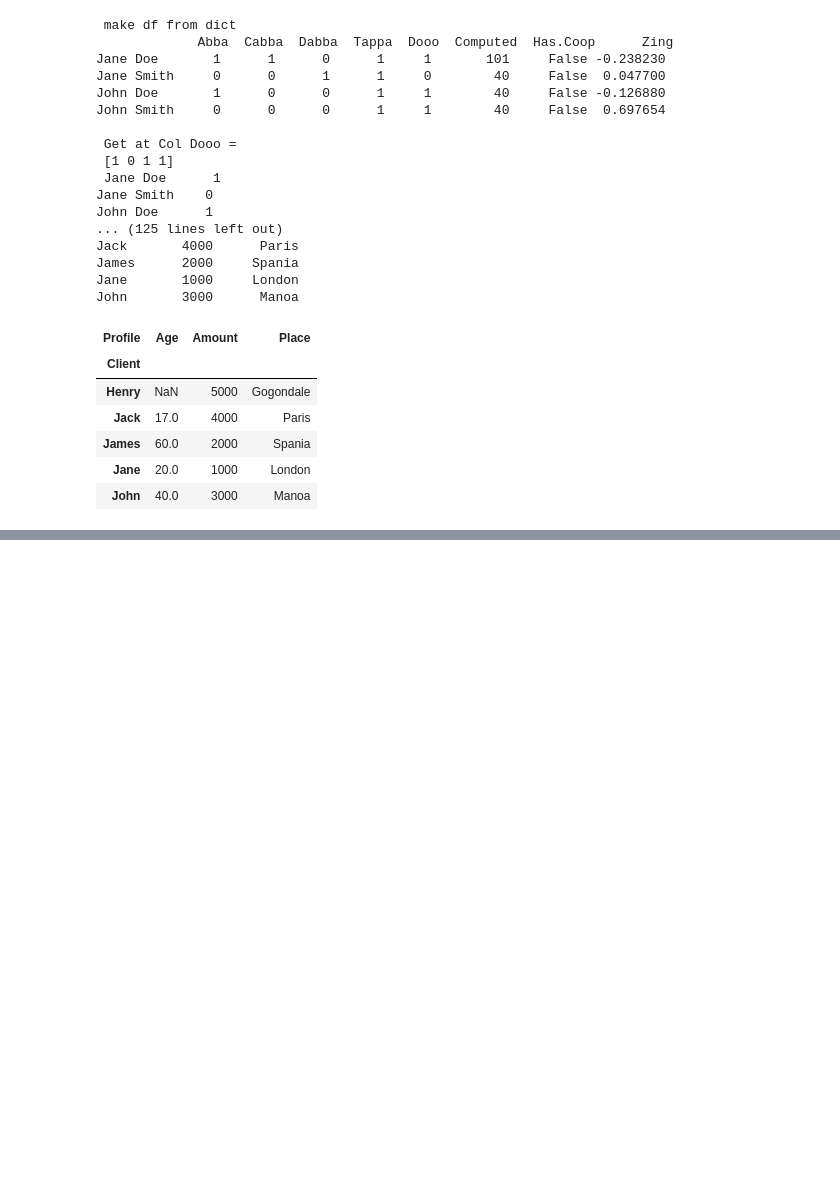
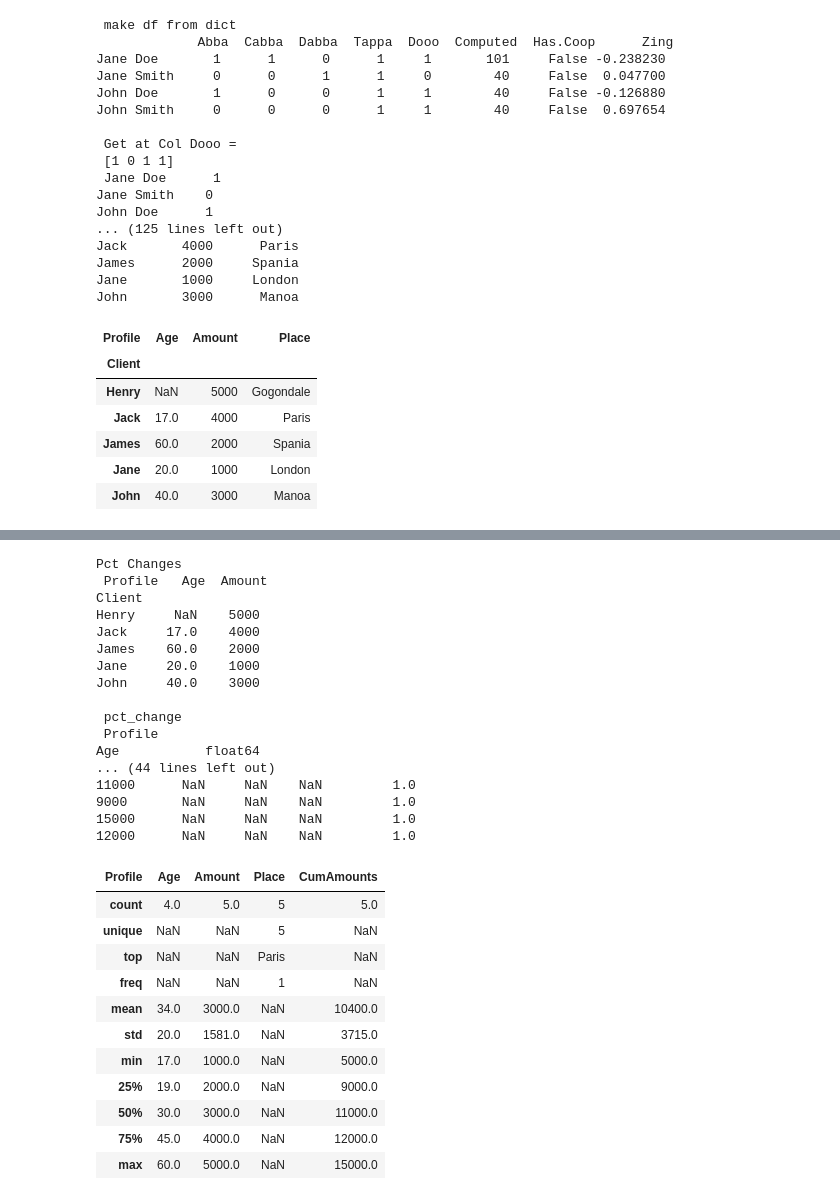
Before and after one commit to bilha-analytics/bespoke, a Jupyter notebook: Untitled Folder/learning_pydata.ipynb, the cells around one changed output, grey strips where cells are left out. Drawn from its saved outputs; the diff is of its cells as text; code cells hidden in the pictures; blank space fills up the shorter version.

```diff
--- a/Untitled Folder/learning_pydata.ipynb
+++ b/Untitled Folder/learning_pydata.ipynb
@@ -861,0 +876,43 @@ John     3.0     3.0    3.0
+# %%
+## --- DESCRIPTIVE STATS ---
+## methods ignore NAs by default
+print("Pct Changes\n", (df2[["Age", "Amount"]]),
+     "\n\n pct_change\n", df2.dtypes,
+     "\n\n ---- CORR and COVAR ----",
+     "\n\n Correlation \n", df2[["Age", "Amount"]].corr(),
+     "\n\n Covariance \n", df2[["Age", "Amount"]].cov() ,
+      "\n\n unique values\n", df2.apply( lambda x: x.unique() ),
+      "\n\n value counts\n", df2.apply( lambda x: x.value_counts() )
+    )
+
+df2.describe(include="all").round()
+# %% [output]
+Pct Changes
+ Profile   Age  Amount
+Client
+Henry     NaN    5000
+Jack     17.0    4000
+James    60.0    2000
+Jane     20.0    1000
+John     40.0    3000
+
+ pct_change
+ Profile
+Age           float64
+... (44 lines left out)
+11000      NaN     NaN    NaN         1.0
+9000       NaN     NaN    NaN         1.0
+15000      NaN     NaN    NaN         1.0
+12000      NaN     NaN    NaN         1.0
+| Profile | Age | Amount | Place | CumAmounts |
+| count | 4.0 | 5.0 | 5 | 5.0 |
+| unique | NaN | NaN | 5 | NaN |
+| top | NaN | NaN | Paris | NaN |
+| freq | NaN | NaN | 1 | NaN |
+| mean | 34.0 | 3000.0 | NaN | 10400.0 |
+| std | 20.0 | 1581.0 | NaN | 3715.0 |
+| min | 17.0 | 1000.0 | NaN | 5000.0 |
+| 25% | 19.0 | 2000.0 | NaN | 9000.0 |
+| 50% | 30.0 | 3000.0 | NaN | 11000.0 |
+| 75% | 45.0 | 4000.0 | NaN | 12000.0 |
+| max | 60.0 | 5000.0 | NaN | 15000.0 |
```
Also changed, not shown: parts of 13 cells of this notebook, 2 other files.
